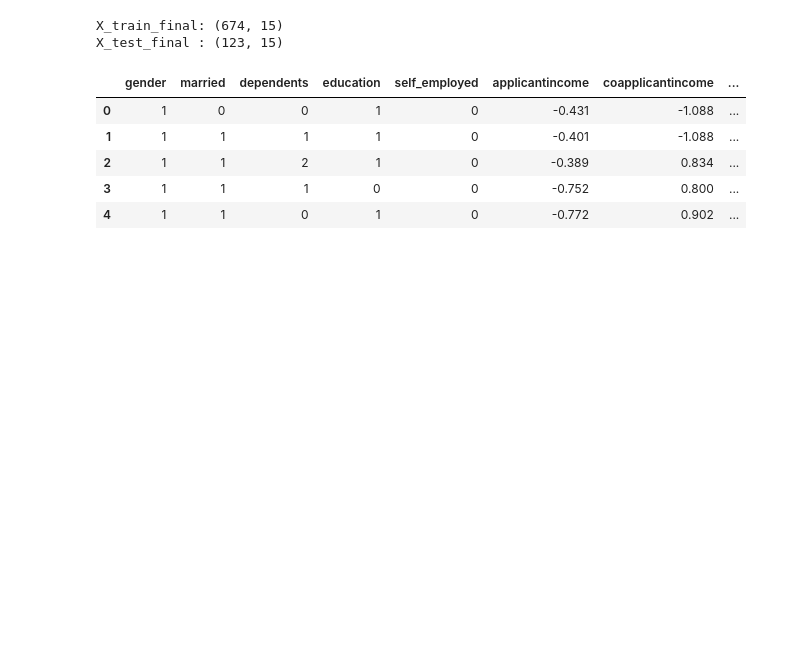
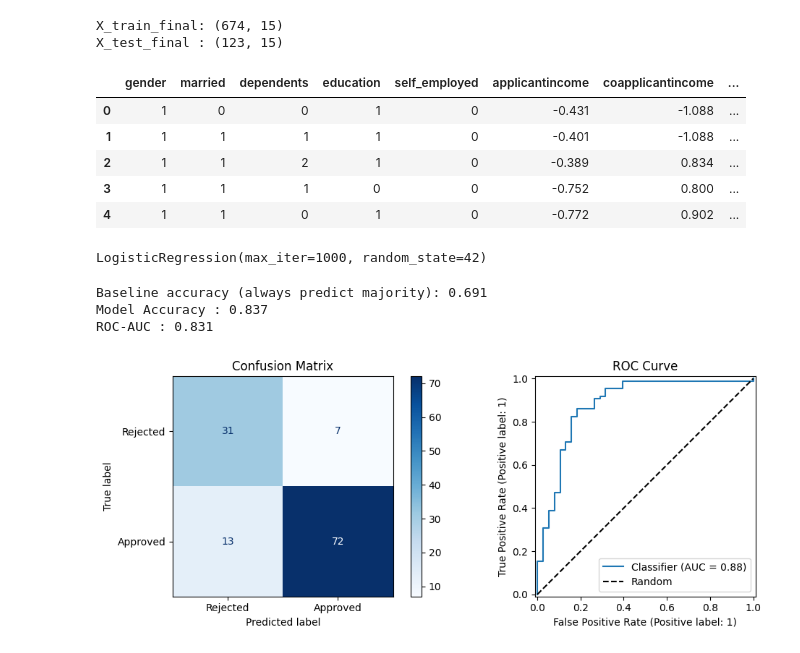
Before and after one commit to karthick180887/Day8, a Jupyter notebook: BinaryClassification.ipynb, the cells around one changed output. Saved outputs shown, nothing was run; the diff lists cells and outputs as text; code cells hidden in the pictures; blank space fills up the shorter version.

```diff
--- a/BinaryClassification.ipynb
+++ b/BinaryClassification.ipynb
@@ -264,3 +264,33 @@ X_test_final : (123, 15)
 | 2 | 1 | 1 | 2 | 1 | 0 | -0.389 | 0.834 | ... |
 | 3 | 1 | 1 | 1 | 0 | 0 | -0.752 | 0.800 | ... |
 | 4 | 1 | 1 | 0 | 1 | 0 | -0.772 | 0.902 | ... |
+# %%
+model = LogisticRegression(max_iter=1000, random_state=42)
+model.fit(X_train_final,y_train_res)
+# %% [output]
+LogisticRegression(max_iter=1000, random_state=42)
+# %%
+y_pred = model.predict(X_test_final)
+y_proba = model.predict_proba(X_test_final)[:, 1] # probality of class 1
+# %%
+baseline = y_test.value_counts(normalize=True).max()
+print(f"Baseline accuracy (always predict majority): {baseline:.3f}")
+print(f"Model Accuracy : {accuracy_score(y_test,y_pred):.3f}")
+print(f"ROC-AUC : {roc_auc_score(y_test,y_pred):.3f}")
+# %% [output]
+Baseline accuracy (always predict majority): 0.691
+Model Accuracy : 0.837
+ROC-AUC : 0.831
+# %%
+fig, axes = plt.subplots(1, 2, figsize=(11, 4))
+ConfusionMatrixDisplay.from_predictions(
+    y_test, y_pred, display_labels=["Rejected", "Approved"], cmap="Blues", ax=axes[0])
+axes[0].set_title("Confusion Matrix")
+RocCurveDisplay.from_predictions(y_test, y_proba, ax=axes[1])
+axes[1].plot([0, 1], [0, 1], "k--", label="Random")
+axes[1].set_title("ROC Curve")
+axes[1].legend()
+plt.tight_layout()
+plt.show()
+# %% [output]
+[figure, added]
```
